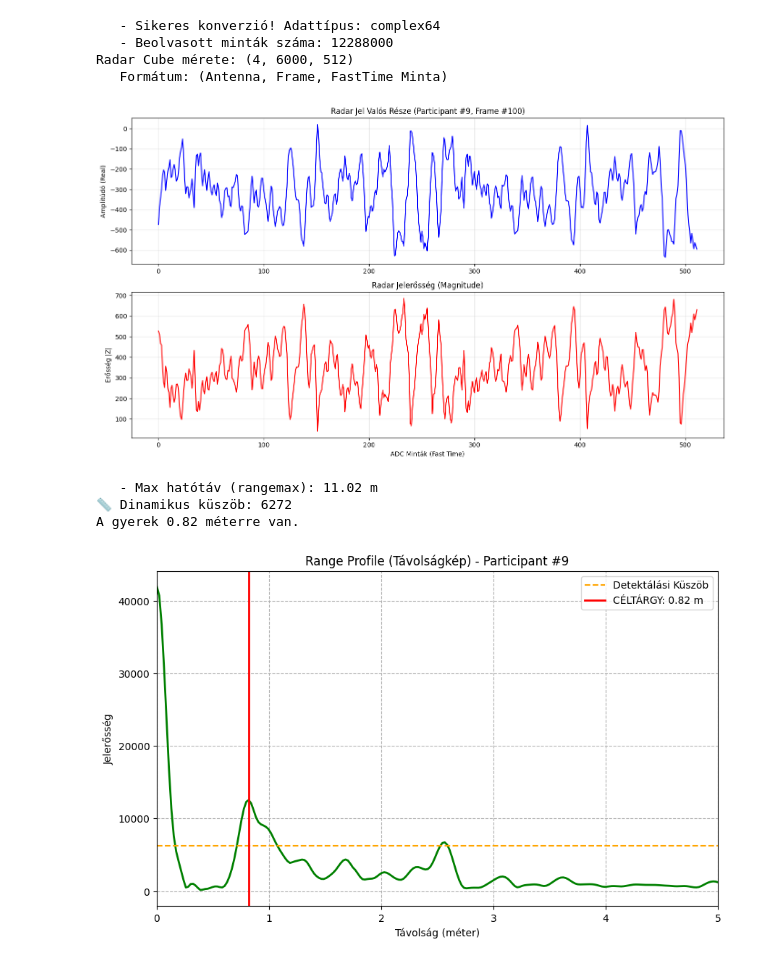
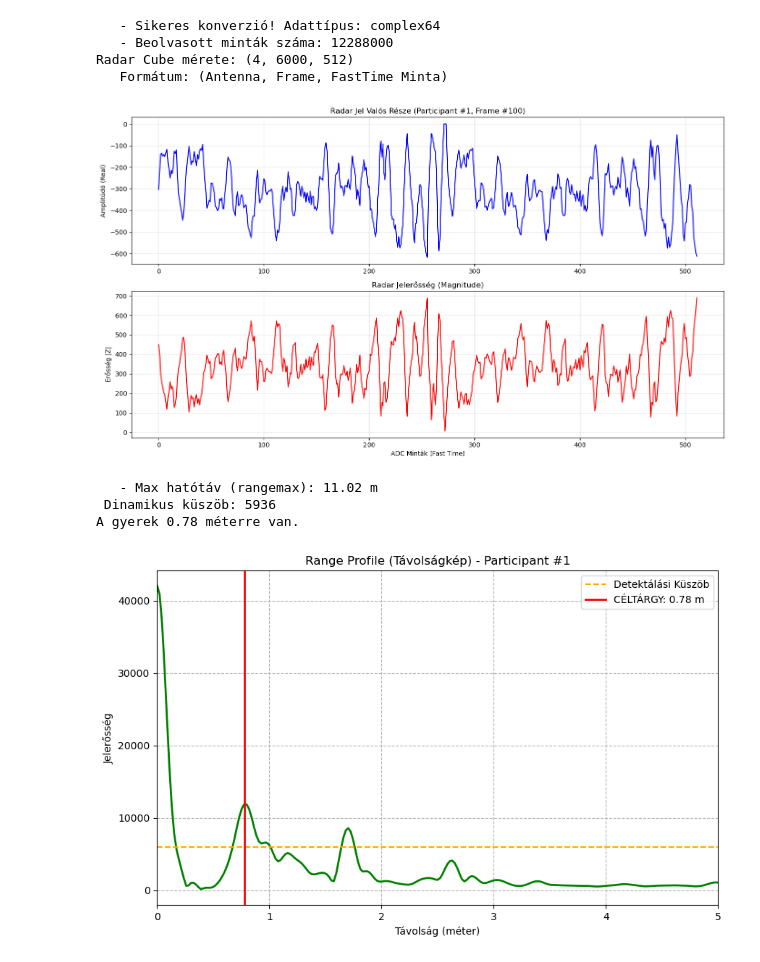
Before and after one commit to prebszlarnold04/radar_2D_3D_dataset_visualization, a Jupyter notebook: radarprojekt.ipynb, the cells around one changed output. Saved outputs shown, nothing was run; the diff lists cells and outputs as text; code cells hidden in the pictures.

```diff
--- a/radarprojekt.ipynb
+++ b/radarprojekt.ipynb
@@ -79,7 +79,8 @@ def load_radar_data(participant_num, base_path):
 
 
 
-PARTICIPANT_ID = 9
+PARTICIPANT_ID = 1
+
 BASE_PATH = r"#PATH_TO_YOUR_DATA_DIRECTORY#"  # Módosítsd a saját elérési útvonaladra
 
 radar_data = load_radar_data(PARTICIPANT_ID, BASE_PATH)
@@ -87,34 +88,34 @@ radar_data = load_radar_data(PARTICIPANT_ID, BASE_PATH)
 if radar_data is not None:
     plt.figure(figsize=(14, 8))
 
     # Kiválasztjuk az 1. Antenna, 100. Frame adatait a példához
     # (Az első frame néha zajos, a 100. már stabilabb lehet)
     frame_idx = 100
     frame_data = radar_data[0, frame_idx, :]
 
     plt.subplot(2, 1, 1)
     plt.plot(np.real(frame_data), color='blue')
     plt.title(f"Radar Jel Valós Része (Participant #{PARTICIPANT_ID}, Frame #{frame_idx})")
     plt.ylabel("Amplitúdó (Real)")
     plt.grid(True, alpha=0.3)
 
     plt.subplot(2, 1, 2)
     plt.plot(np.abs(frame_data), color='red')
     plt.title("Radar Jelerősség (Magnitude)")
     plt.xlabel("ADC Minták (Fast Time)")
     plt.ylabel("Erősség |Z|")
     plt.grid(True, alpha=0.3)
 
     plt.tight_layout()
     plt.show()
 else:
     print("Nem sikerült kirajzolni az adatokat a fenti hibák miatt.")
 # %% [output]
    - Sikeres konverzió! Adattípus: complex64
    - Beolvasott minták száma: 12288000
 Radar Cube mérete: (4, 6000, 512)
    Formátum: (Antenna, Frame, FastTime Minta)
-[figure, old version]
+[figure, new version]
 # %%
 import numpy as np
 import matplotlib.pyplot as plt
@@ -187,7 +188,7 @@ if 'radar_data' in locals() and radar_data is not None:
 
     # C. Állítsuk a küszöböt ennek a helyi maximumnek a felére (0.5)
     dynamic_threshold = max_val_in_target_zone * 0.5
-    print(f"📏 Dinamikus küszöb: {dynamic_threshold:.0f}")
+    print(f"Dinamikus küszöb: {dynamic_threshold:.0f}")
 
     # D. Keresés az új küszöbbel
     peaks, _ = find_peaks(avg_range_profile, height=dynamic_threshold)
@@ -228,9 +229,9 @@ else:
     print("Hiba: A 'radar_data' nincs betöltve! Futtasd le előbb a betöltő kódot.")
 # %% [output]
    - Max hatótáv (rangemax): 11.02 m
-📏 Dinamikus küszöb: 6272
-A gyerek 0.82 méterre van.
+ Dinamikus küszöb: 5936
+A gyerek 0.78 méterre van.
-[figure, old version]
+[figure, new version]
 # %%
 
 # ==========================================
```
Also changed, not shown: parts of 5 cells of this notebook.
